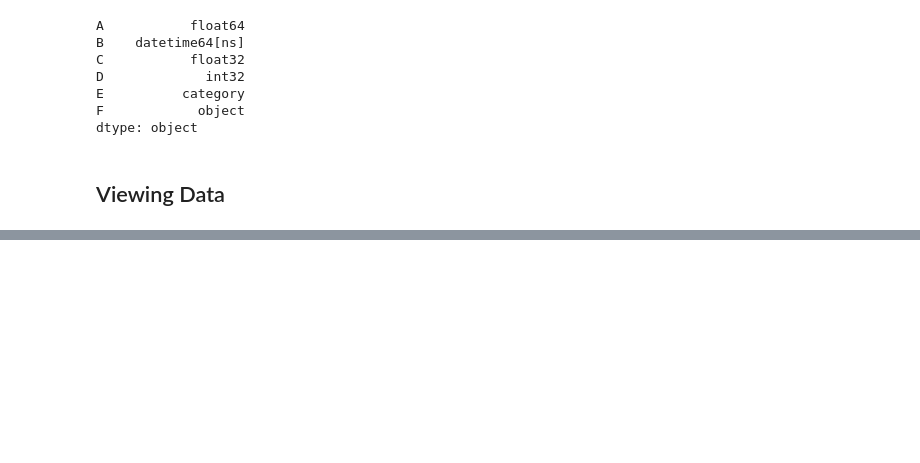
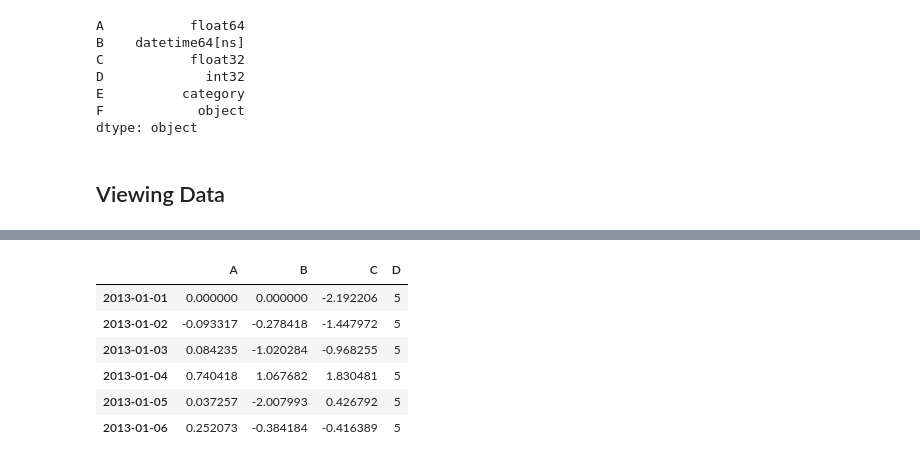
Before and after one commit to ALittlePhysics/The-Data-Science-Marathon, a Jupyter notebook: 10 Minutes to pandas.ipynb, the cells around one changed output, grey strips where cells are left out. Saved outputs shown, nothing was run; the diff lists cells and outputs as text; code cells hidden in the pictures; blank space fills up the shorter version.

```diff
--- a/10 Minutes to pandas.ipynb
+++ b/10 Minutes to pandas.ipynb
@@ -120,0 +313,20 @@ df.sort_values(by='B')
+# %%
+# Setting values by label:
+df.at[dates[0],'A'] = 0
+# %%
+# Setting values by position:
+df.iat[0,1] = 0
+# %%
+# Setting by assigning with a NumPy array:
+df.loc[:,'D'] = np.array([5] * len(df))
+# %%
+# The result of the prior setting operations.
+df
+# %% [output]
+|  | A | B | C | D |
+| 2013-01-01 | 0.000000 | 0.000000 | -2.192206 | 5 |
+| 2013-01-02 | -0.093317 | -0.278418 | -1.447972 | 5 |
+| 2013-01-03 | 0.084235 | -1.020284 | -0.968255 | 5 |
+| 2013-01-04 | 0.740418 | 1.067682 | 1.830481 | 5 |
+| 2013-01-05 | 0.037257 | -2.007993 | 0.426792 | 5 |
+| 2013-01-06 | 0.252073 | -0.384184 | -0.416389 | 5 |
```
Also changed, not shown: parts of 39 cells of this notebook.
